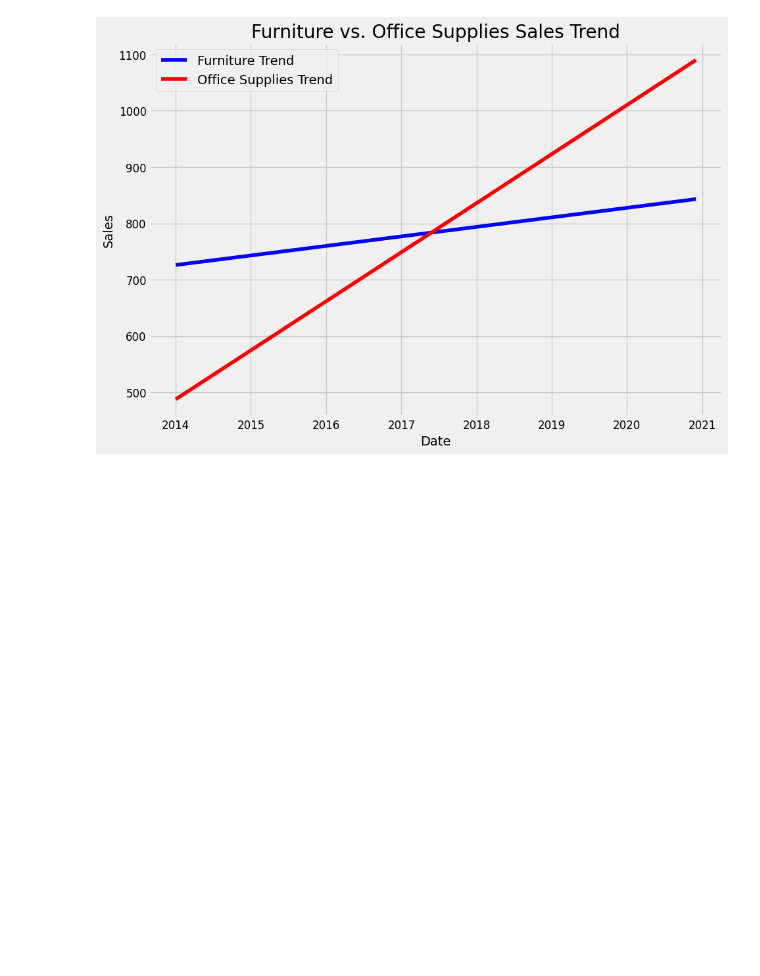
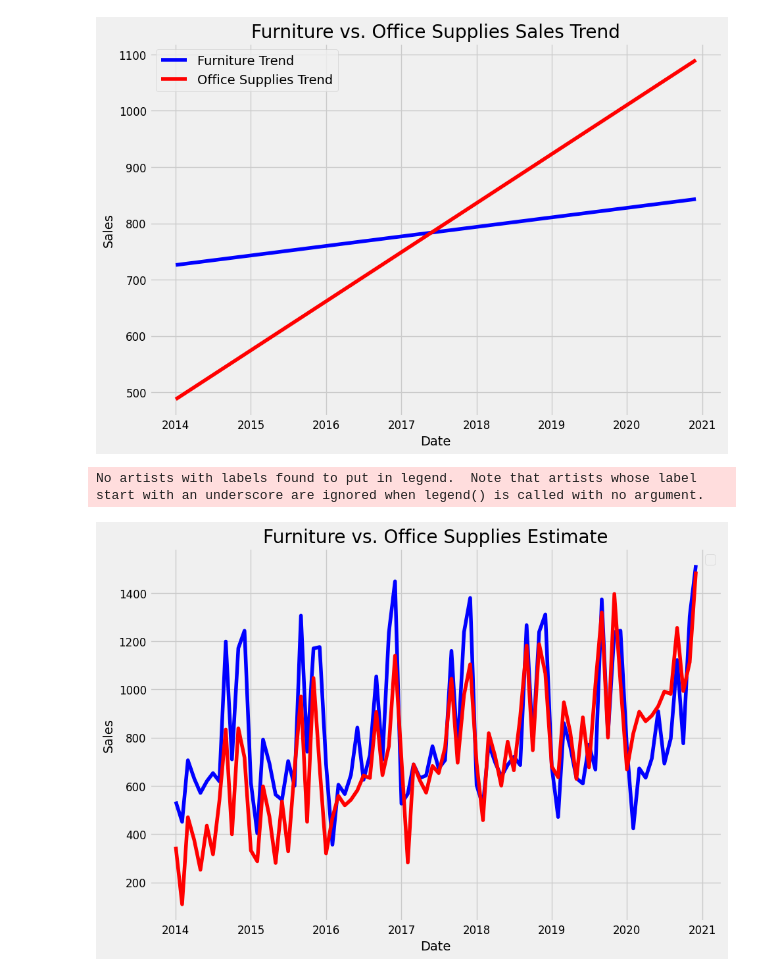
Before and after one commit to Sangeeths11/TimeSeriesForecasting, a Jupyter notebook: notebooks/time_series_analysis.ipynb, the cells around one changed output. Saved outputs shown, nothing was run; the diff lists cells and outputs as text; code cells hidden in the pictures; blank space fills up the shorter version.

Commit message:
chore: Update time series analysis Furniture vs. Office Supplies Estimate

```diff
--- a/notebooks/time_series_analysis.ipynb
+++ b/notebooks/time_series_analysis.ipynb
@@ -704,3 +704,12 @@ plt.legend()
 plt.show()
 # %% [output]
 [figure]
+# %%
+plt.figure(figsize=(10, 7))
+plt.plot(forecast['Date'], forecast['furniture_yhat'], 'b-', label='Furniture Estimate')
+plt.plot(forecast['Date'], forecast['office_yhat'], 'r-', label='Office Supplies Estimate')
+plt.legend(); plt.xlabel('Date'); plt.ylabel('Sales')
+plt.title('Furniture vs. Office Supplies Estimate');
+# %% [output]
+No artists with labels found to put in legend.  Note that artists whose label start with an underscore are ignored when legend() is called with no argument.
+[figure, added]
```
Also changed, not shown: parts of 2 cells of this notebook.
